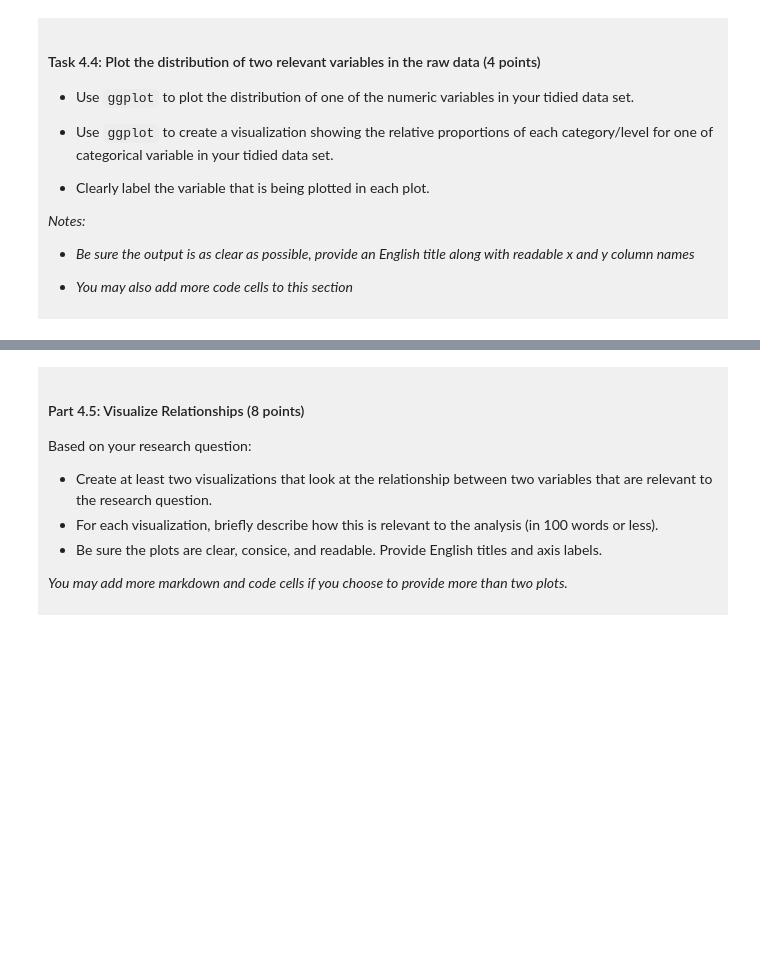
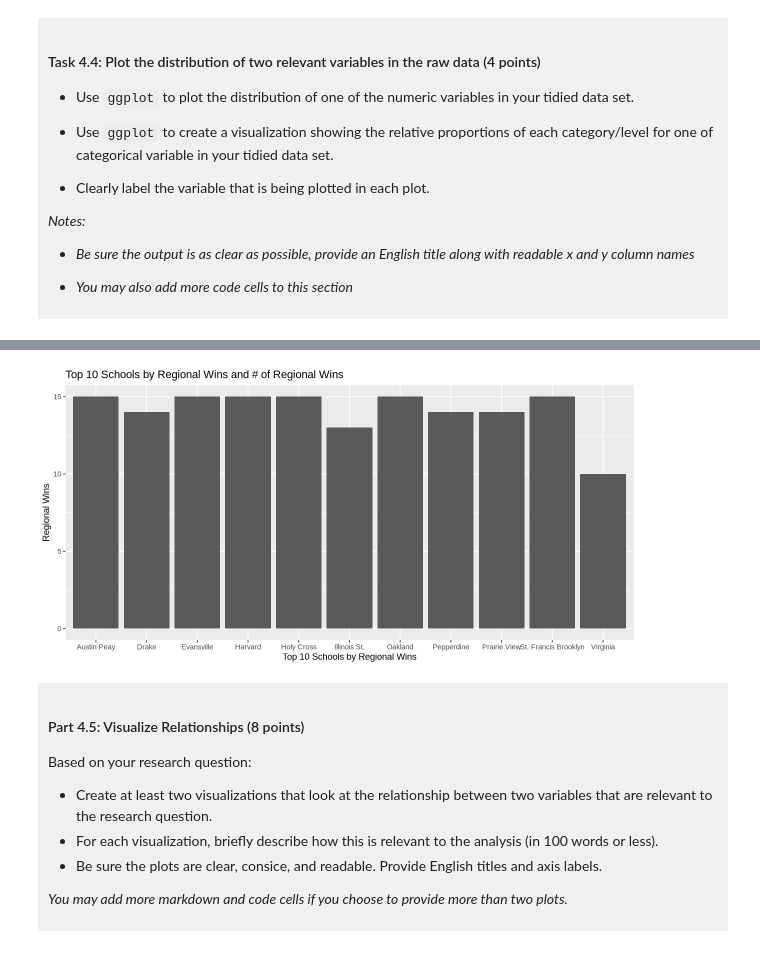
Before and after one commit to kenblx/dsci-100-project-kendrick-cheng, a Jupyter notebook: dsci-100-project-notebook.ipynb, the cells around one changed output, grey strips where cells are left out. Saved outputs shown, nothing was run; the diff lists cells and outputs as text; code cells hidden in the pictures; blank space fills up the shorter version.

```diff
--- a/dsci-100-project-notebook.ipynb
+++ b/dsci-100-project-notebook.ipynb
@@ -301,5 +374,16 @@ You will refine your research question (if needed) and produce a tidy data set.
 # %%
-### EDIT THIS CODE CELL FOR PLOT 2 ###
+options(repr.plot.width = 10, repr.plot.height = 5)
+
+top_10_regional <- womens_march_madness_tidy |>
+    slice_min(reg_wins, n = 10) |>
+    select(school, reg_wins)
+
+school_reg_wins_bars <- ggplot(top_10_regional, aes(x = school, y = reg_wins)) +
+    geom_bar(stat = "identity") +
+    labs(x = "Top 10 Schools by Regional Wins", y = "Regional Wins", title = "Top 10 Schools by Regional Wins and # of Regional Wins")
+school_reg_wins_bars
+# %% [output]
+[figure, added]
 # %% [markdown]
 <div style="background-color: #f0f0f0; padding: 10px;">
 
```
Also changed, not shown: parts of 11 cells of this notebook.
